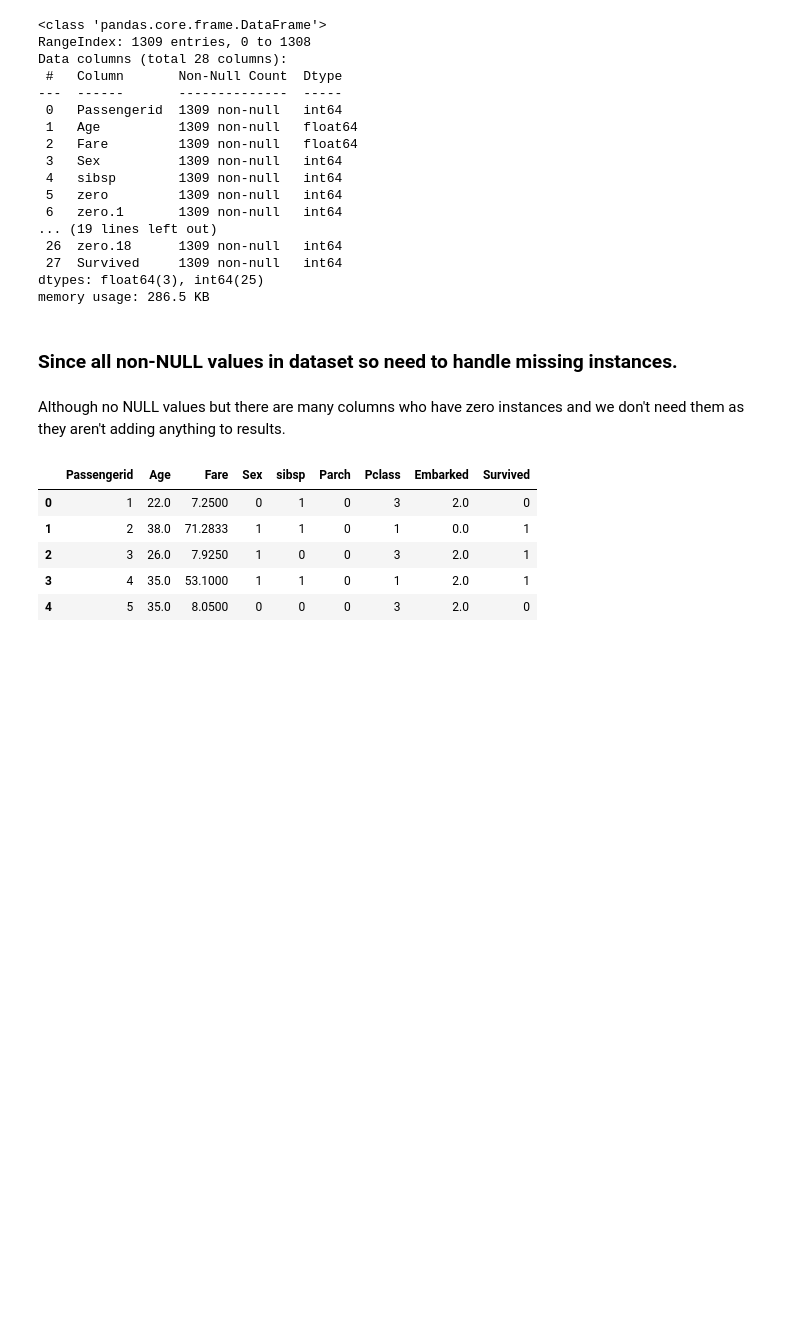
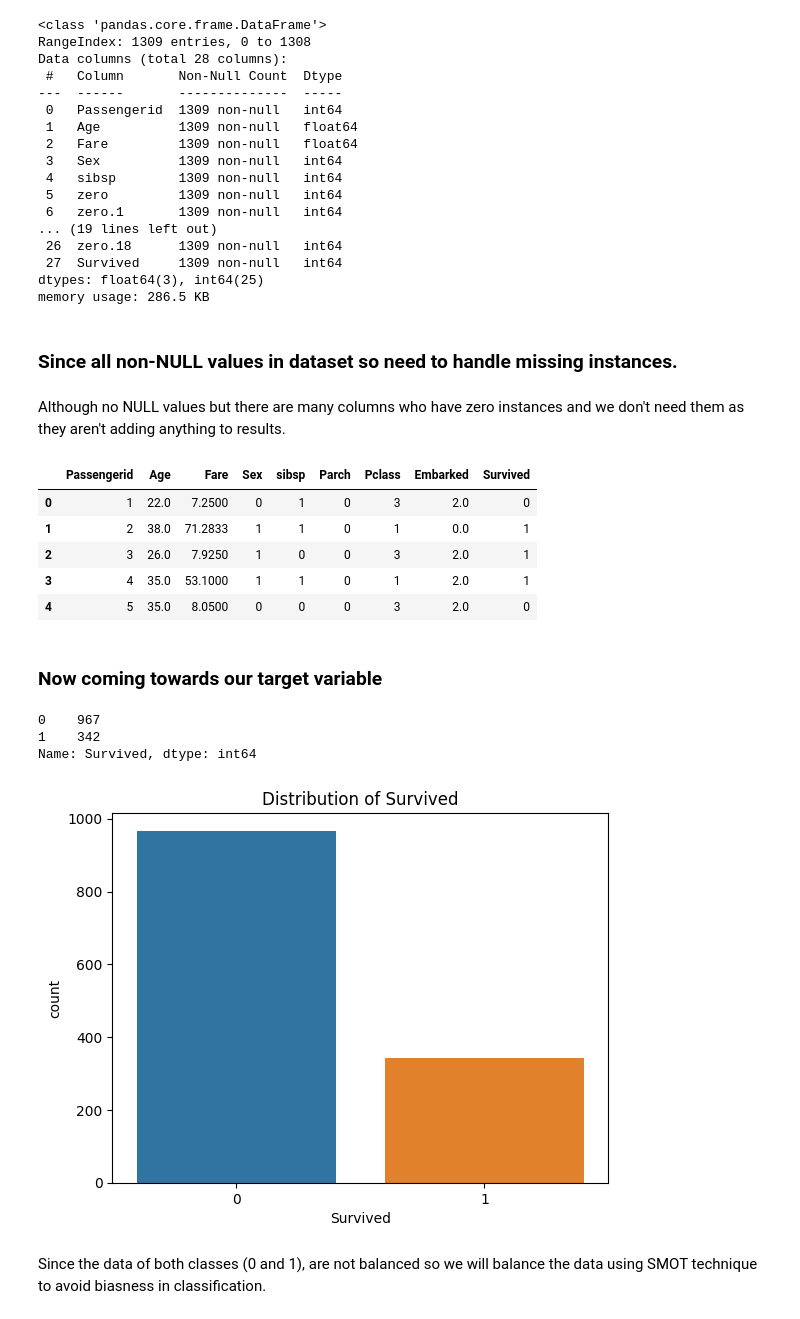
Before and after one commit to Muqaddasmehmood/strategic-thinking-CA2, a Jupyter notebook: 2023485_Muqaddas.ipynb, the cells around one changed output. Cells and saved outputs as stored; diff of their text form; code cells hidden in the pictures; blank space fills up the shorter version.

```diff
--- a/2023485_Muqaddas.ipynb
+++ b/2023485_Muqaddas.ipynb
@@ -77,3 +79,20 @@ df.head()
 | 2 | 3 | 26.0 | 7.9250 | 1 | 0 | 0 | 3 | 2.0 | 1 |
 | 3 | 4 | 35.0 | 53.1000 | 1 | 1 | 0 | 1 | 2.0 | 1 |
 | 4 | 5 | 35.0 | 8.0500 | 0 | 0 | 0 | 3 | 2.0 | 0 |
+# %% [markdown]
+### Now coming towards our target variable
+# %%
+df['Survived'].value_counts()
+# %% [output]
+0    967
+1    342
+Name: Survived, dtype: int64
+# %%
+# Explore the distribution of the 'Survived' column
+sns.countplot(x='Survived', data=df)
+plt.title('Distribution of Survived')
+plt.show()
+# %% [output]
+[figure, added]
+# %% [markdown]
+Since the data of both classes (0 and 1), are not balanced so we will balance the data using SMOT technique to avoid biasness in classification.
```
Also changed, not shown: parts of 1 cell of this notebook.
